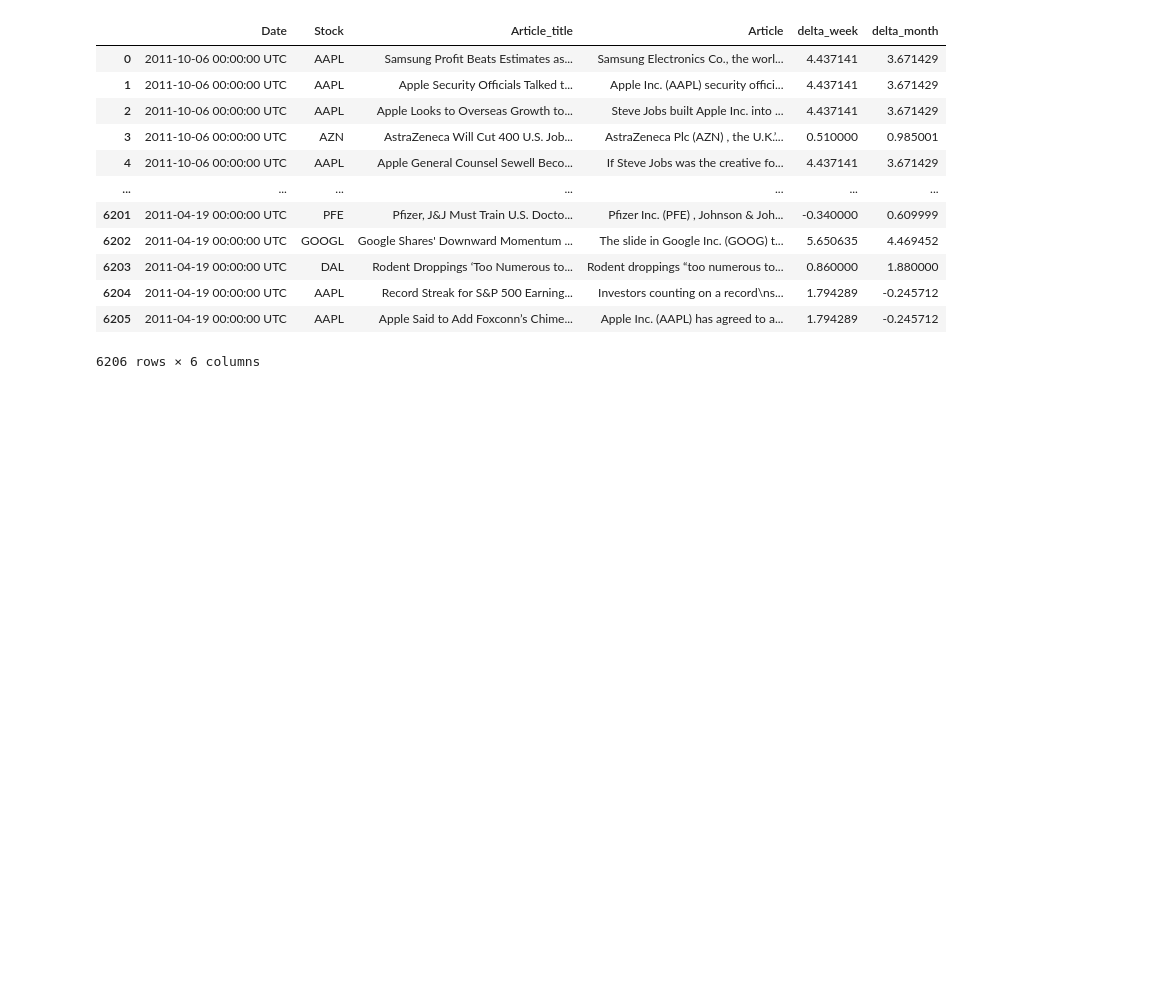
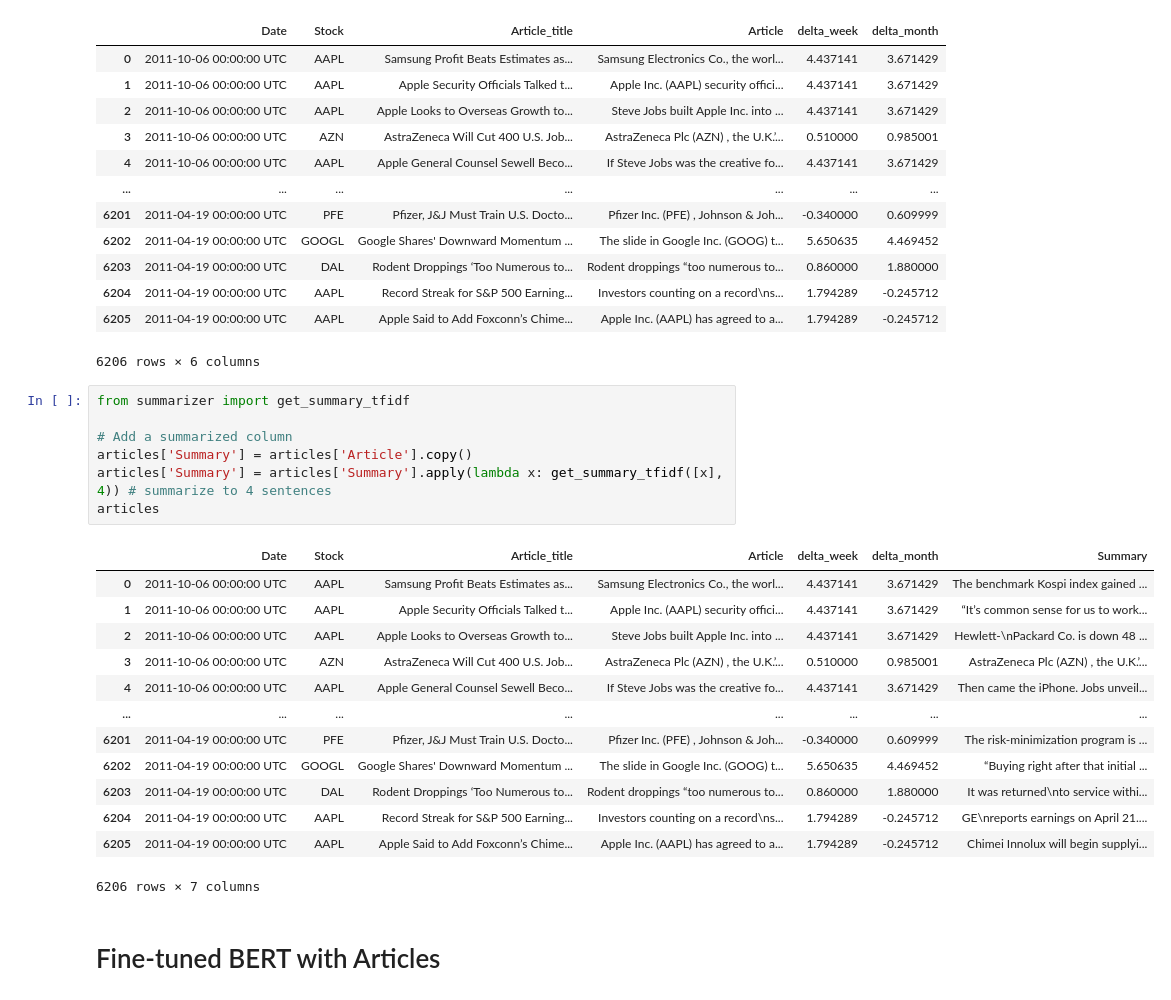
Before and after one commit to the-rks/ATLAS, a Jupyter notebook: articles.ipynb, the cells around one changed output. Cells and saved outputs as stored; diff of their text form; blank space fills up the shorter version.

Commit message:
bert with articles

```diff
--- a/articles.ipynb
+++ b/articles.ipynb
@@ -62,3 +62,26 @@ articles
 | 6204 | 2011-04-19 00:00:00 UTC | AAPL | Record Streak for S&P 500 Earning... | Investors counting on a record\ns... | 1.794289 | -0.245712 |
 | 6205 | 2011-04-19 00:00:00 UTC | AAPL | Apple Said to Add Foxconn’s Chime... | Apple Inc. (AAPL) has agreed to a... | 1.794289 | -0.245712 |
 6206 rows × 6 columns
+# %%
+from summarizer import get_summary_tfidf
+
+# Add a summarized column
+articles['Summary'] = articles['Article'].copy()
+articles['Summary'] = articles['Summary'].apply(lambda x: get_summary_tfidf([x], 4)) # summarize to 4 sentences
+articles
+# %% [output]
+|  | Date | Stock | Article_title | Article | delta_week | delta_month | Summary |
+| 0 | 2011-10-06 00:00:00 UTC | AAPL | Samsung Profit Beats Estimates as... | Samsung Electronics Co., the worl... | 4.437141 | 3.671429 | The benchmark Kospi index gained ... |
+| 1 | 2011-10-06 00:00:00 UTC | AAPL | Apple Security Officials Talked t... | Apple Inc. (AAPL) security offici... | 4.437141 | 3.671429 | “It’s common sense for us to work... |
+| 2 | 2011-10-06 00:00:00 UTC | AAPL | Apple Looks to Overseas Growth to... | Steve Jobs built Apple Inc. into ... | 4.437141 | 3.671429 | Hewlett-\nPackard Co. is down 48 ... |
+| 3 | 2011-10-06 00:00:00 UTC | AZN | AstraZeneca Will Cut 400 U.S. Job... | AstraZeneca Plc (AZN) , the U.K.’... | 0.510000 | 0.985001 | AstraZeneca Plc (AZN) , the U.K.’... |
+| 4 | 2011-10-06 00:00:00 UTC | AAPL | Apple General Counsel Sewell Beco... | If Steve Jobs was the creative fo... | 4.437141 | 3.671429 | Then came the iPhone. Jobs unveil... |
+| ... | ... | ... | ... | ... | ... | ... | ... |
+| 6201 | 2011-04-19 00:00:00 UTC | PFE | Pfizer, J&J Must Train U.S. Docto... | Pfizer Inc. (PFE) , Johnson & Joh... | -0.340000 | 0.609999 | The risk-minimization program is ... |
+| 6202 | 2011-04-19 00:00:00 UTC | GOOGL | Google Shares' Downward Momentum ... | The slide in Google Inc. (GOOG) t... | 5.650635 | 4.469452 | “Buying right after that initial ... |
+| 6203 | 2011-04-19 00:00:00 UTC | DAL | Rodent Droppings ‘Too Numerous to... | Rodent droppings “too numerous to... | 0.860000 | 1.880000 | It was returned\nto service withi... |
+| 6204 | 2011-04-19 00:00:00 UTC | AAPL | Record Streak for S&P 500 Earning... | Investors counting on a record\ns... | 1.794289 | -0.245712 | GE\nreports earnings on April 21.... |
+| 6205 | 2011-04-19 00:00:00 UTC | AAPL | Apple Said to Add Foxconn’s Chime... | Apple Inc. (AAPL) has agreed to a... | 1.794289 | -0.245712 | Chimei Innolux will begin supplyi... |
+6206 rows × 7 columns
+# %% [markdown]
+# Fine-tuned BERT with Articles
```
Also changed, not shown: parts of 3 cells of this notebook, 2 other files.
